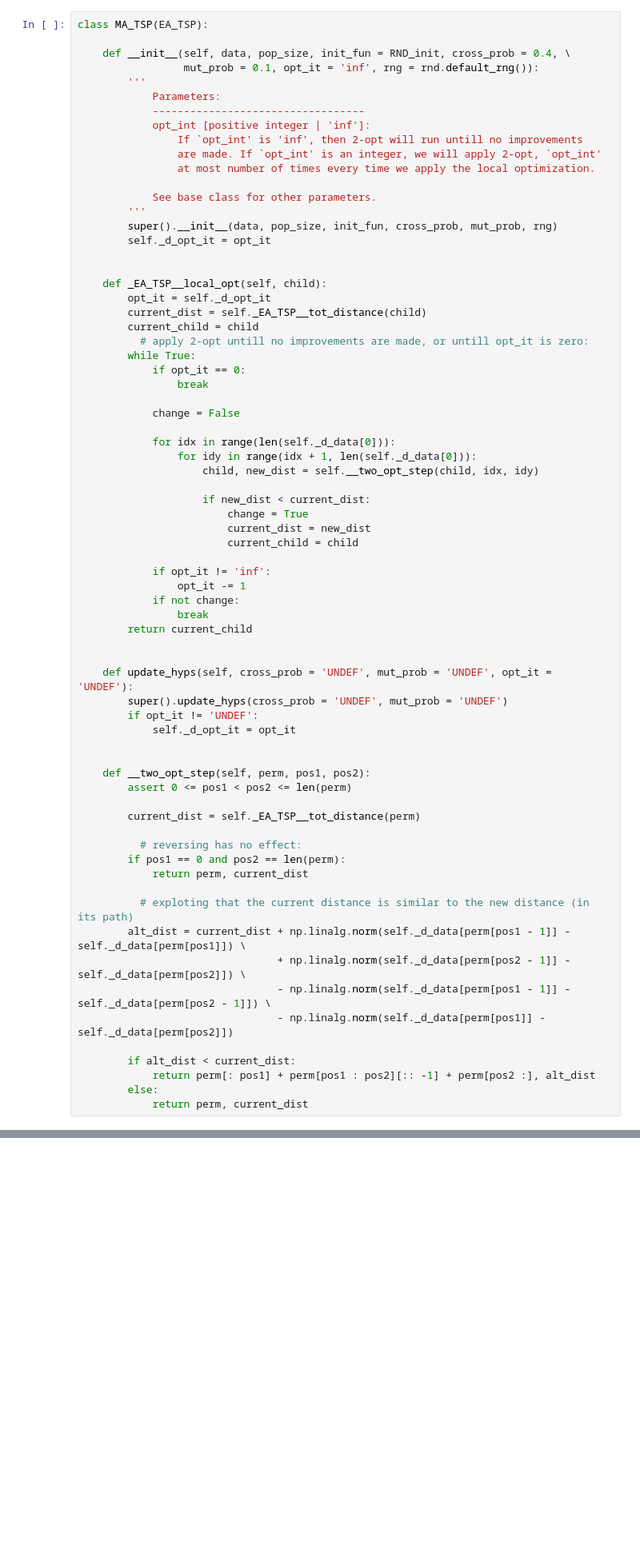
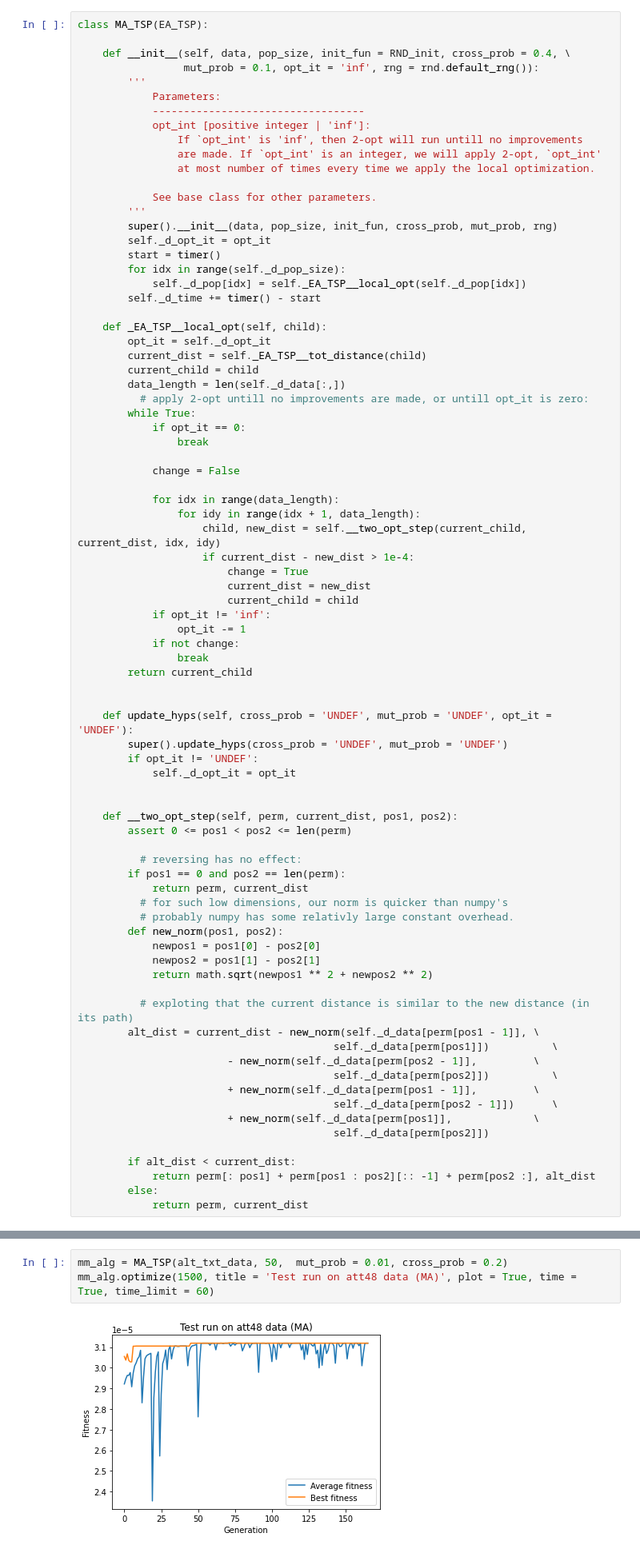
Before and after one commit to lkruger27/NaturalComputing, a Jupyter notebook: A1Q6v4.ipynb, the cells around one changed output, grey strips where cells are left out. Shown at 80% size. Drawn from its saved outputs; the diff is of its cells as text; blank space fills up the shorter version.

```diff
--- a/A1Q6v4.ipynb
+++ b/A1Q6v4.ipynb
@@ -491,12 +464,16 @@ class MA_TSP(EA_TSP):
         '''
         super().__init__(data, pop_size, init_fun, cross_prob, mut_prob, rng)
         self._d_opt_it = opt_it
-
+        start = timer()
+        for idx in range(self._d_pop_size):
+            self._d_pop[idx] = self._EA_TSP__local_opt(self._d_pop[idx])
+        self._d_time += timer() - start
 
     def _EA_TSP__local_opt(self, child):
         opt_it = self._d_opt_it
         current_dist = self._EA_TSP__tot_distance(child)
         current_child = child
+        data_length = len(self._d_data[:,])
           # apply 2-opt untill no improvements are made, or untill opt_it is zero:
         while True:
             if opt_it == 0:
@@ -504,15 +481,13 @@ class MA_TSP(EA_TSP):
 
             change = False
 
-            for idx in range(len(self._d_data[0])):
-                for idy in range(idx + 1, len(self._d_data[0])):
-                    child, new_dist = self.__two_opt_step(child, idx, idy)
-
-                    if new_dist < current_dist:
+            for idx in range(data_length):
+                for idy in range(idx + 1, data_length):
+                    child, new_dist = self.__two_opt_step(current_child, current_dist, idx, idy)
+                    if current_dist - new_dist > 1e-4:
                         change = True
                         current_dist = new_dist
                         current_child = child
-
             if opt_it != 'inf':
                 opt_it -= 1
             if not change:
@@ -526,20 +501,28 @@ class MA_TSP(EA_TSP):
             self._d_opt_it = opt_it
 
 
-    def __two_opt_step(self, perm, pos1, pos2):
+    def __two_opt_step(self, perm, current_dist, pos1, pos2):
         assert 0 <= pos1 < pos2 <= len(perm)
-
-        current_dist = self._EA_TSP__tot_distance(perm)
 
           # reversing has no effect:
         if pos1 == 0 and pos2 == len(perm):
             return perm, current_dist
+          # for such low dimensions, our norm is quicker than numpy's
+          # probably numpy has some relativly large constant overhead.
+        def new_norm(pos1, pos2):
+            newpos1 = pos1[0] - pos2[0]
+            newpos2 = pos1[1] - pos2[1]
+            return math.sqrt(newpos1 ** 2 + newpos2 ** 2)
 
           # exploting that the current distance is similar to the new distance (in its path)
-        alt_dist = current_dist + np.linalg.norm(self._d_data[perm[pos1 - 1]] - self._d_data[perm[pos1]]) \
-                                + np.linalg.norm(self._d_data[perm[pos2 - 1]] - self._d_data[perm[pos2]]) \
-                                - np.linalg.norm(self._d_data[perm[pos1 - 1]] - self._d_data[perm[pos2 - 1]]) \
-                                - np.linalg.norm(self._d_data[perm[pos1]] - self._d_data[perm[pos2]])
+        alt_dist = current_dist - new_norm(self._d_data[perm[pos1 - 1]], \
+                                         self._d_data[perm[pos1]])          \
+                        - new_norm(self._d_data[perm[pos2 - 1]],         \
+                                         self._d_data[perm[pos2]])          \
+                        + new_norm(self._d_data[perm[pos1 - 1]],         \
+                                         self._d_data[perm[pos2 - 1]])      \
+                        + new_norm(self._d_data[perm[pos1]],             \
+                                         self._d_data[perm[pos2]])
 
         if alt_dist < current_dist:
             return perm[: pos1] + perm[pos1 : pos2][:: -1] + perm[pos2 :], alt_dist
@@ -583,0 +541,5 @@ stats.print_all(columns={0: ('name', 45), 1: ('ncall', 10), 2: ('tsub', 8), 3: (
+# %%
+mm_alg = MA_TSP(alt_txt_data, 50,  mut_prob = 0.01, cross_prob = 0.2)
+mm_alg.optimize(1500, title = 'Test run on att48 data (MA)', plot = True, time = True, time_limit = 60)
+# %% [output]
+[figure, added]
```
Also changed, not shown: parts of 36 cells of this notebook.
